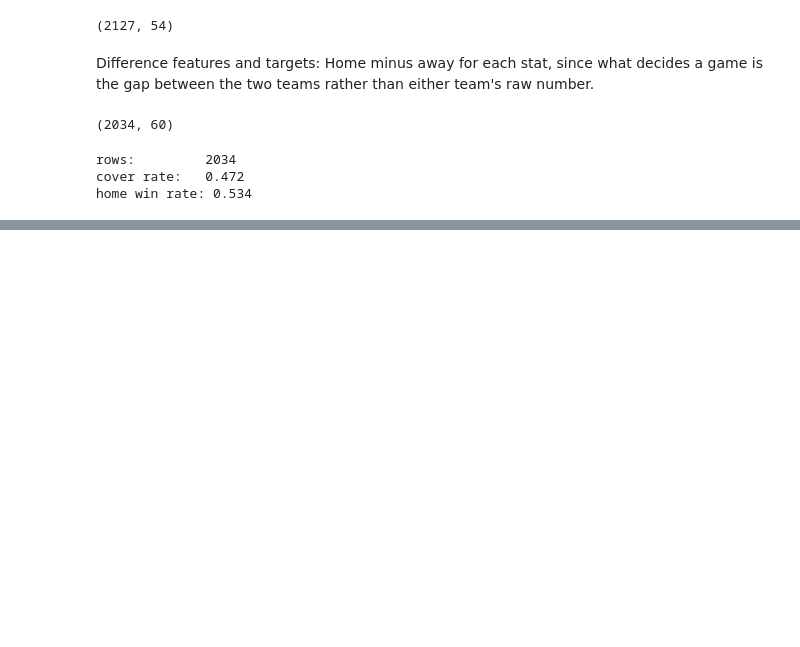
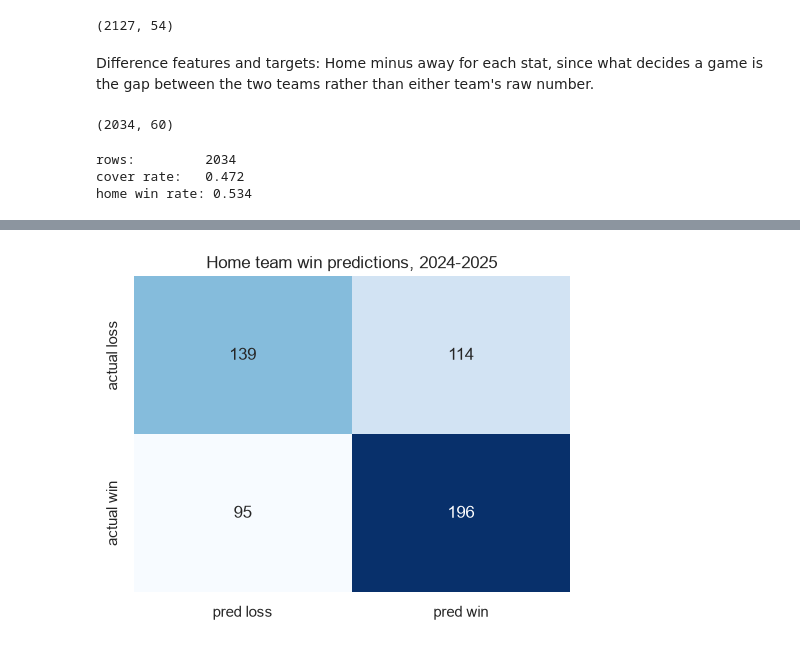
Before and after one commit to natcol06/nfl-spread-model, a Jupyter notebook: explore.ipynb, the cells around one changed output, grey strips where cells are left out. Saved outputs shown, nothing was run; the diff lists cells and outputs as text; code cells hidden in the pictures; blank space fills up the shorter version.

```diff
--- a/explore.ipynb
+++ b/explore.ipynb
@@ -167,0 +273,13 @@ home win rate: 0.534
+# %%
+cm = confusion_matrix(test[TARGET], preds)
+
+plt.figure(figsize=(5, 4))
+sns.heatmap(cm, annot=True, fmt="d", cmap="Blues", cbar=False,
+            xticklabels=["pred loss", "pred win"],
+            yticklabels=["actual loss", "actual win"])
+plt.title("Home team win predictions, 2024-2025")
+plt.tight_layout()
+plt.savefig("figures/confusion.png", dpi=150)
+plt.show()
+# %% [output]
+[figure, added]
```
Also changed, not shown: parts of 13 cells of this notebook, 3 other files.
